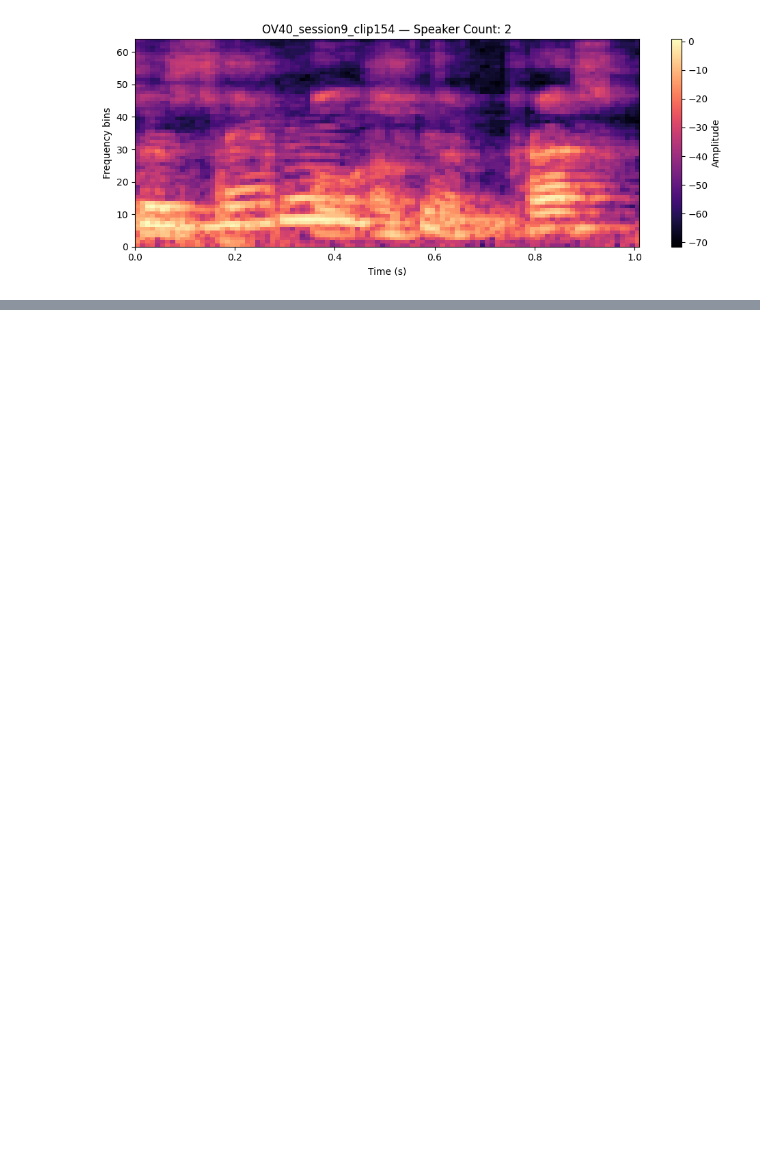
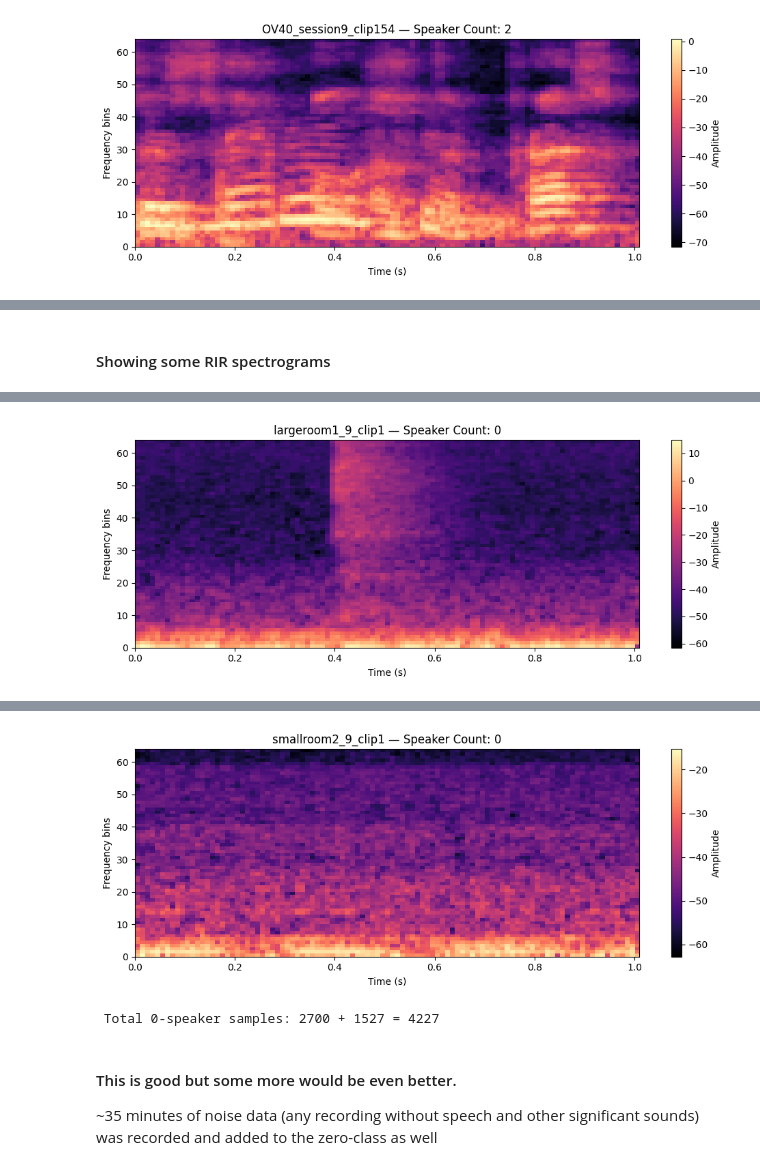
Before and after one commit to connorlyon10/MScProject, a Jupyter notebook: notebooks/DataWrangling.ipynb, the cells around one changed output, grey strips where cells are left out. Saved outputs shown, nothing was run; the diff lists cells and outputs as text; code cells hidden in the pictures; blank space fills up the shorter version.

Commit message:
NoiseSamplesAdded

```diff
--- a/notebooks/0-2_Speaker_Data.ipynb
+++ b/notebooks/DataWrangling.ipynb
@@ -230,21 +246,24 @@ df.tail(10)
 # %%
-import matplotlib.pyplot as plt
-from scipy.io import wavfile
-from IPython.display import Audio, display
+def plot_spectrogram_with_audio(audio_dir, spec_dir, clip, df, hop_ms=10):
 
-def plot_spectrogram_with_audio(clip, df=df, hop_ms=10):
-    # Build paths
-    audio_path = f'data/clips/{clip}.wav'
-    spec_path = f'data/spectrograms/{clip}.pt'
+    """
+    Args:
+        audio_dir: The folder name of the audio file(s). e.g. data/audio --> audio_path = 'audio'
+        spec_dir: The folder name of the spectrogram file(s).
+        clip: The specific clip being shown
+        df: The relevant dataframe (for the title)
+        hop_ms: The x-axis spacing. Leave as-is.
+    """
 
-    # Load and play audio
-    rate, waveform = wavfile.read(audio_path)
+    audio_path = f'data/{audio_dir}/{clip}.wav'
+    spec_path = f'data/{spec_dir}/{clip}.pt'
+
+    rate, waveform = wavfile.read(audio_path)       # Load and play audio
     display(Audio(waveform, rate=rate))
 
-    # Load spectrogram
-    spectrogram = torch.load(spec_path).squeeze()
+    spectrogram = torch.load(spec_path).squeeze()   # Load spectrogram
 
-    # Lookup speaker count
+    # Lookup speaker count for title
     row = df.loc[df['spectrogram'] == f'{clip}.pt', 'speaker_count']
     speaker_count = row.values[0] if not row.empty else 'Unknown'
 
@@ -279,0 +404,6 @@ An Artifical Neural Network may be able to learn nuanced differences between the
+# %% [markdown]
+#### Showing some RIR spectrograms
+# %%
+plot_spectrogram_with_audio(audio_dir='clips_rir', spec_dir='specs_rir', clip = 'largeroom1_9_clip1', df = df_noise)
+plot_spectrogram_with_audio(audio_dir='clips_rir', spec_dir='specs_rir', clip = 'smallroom2_9_clip1', df = df_noise)
+# %% [output]
@@ -279,0 +411 @@ An Artifical Neural Network may be able to learn nuanced differences between the
+[figure, added]
@@ -279,0 +413,9 @@ An Artifical Neural Network may be able to learn nuanced differences between the
+[figure, added]
+# %%
+zero_class_2 = len(df_noise) + _class_counts[0] #_class_counts is defined in part 1. It's the observation count in the inital dataset
+print(f" Total 0-speaker samples: {len(df_noise)} + {_class_counts[0]} = {zero_class_2} ")
+# %% [output]
+ Total 0-speaker samples: 2700 + 1527 = 4227
+# %% [markdown]
+#### This is good but some more would be even better.
+~35 minutes of noise data (any recording without speech and other significant sounds) was recorded and added to the zero-class as well
```
Also changed, not shown: parts of 46 cells of this notebook, 3 other files.
